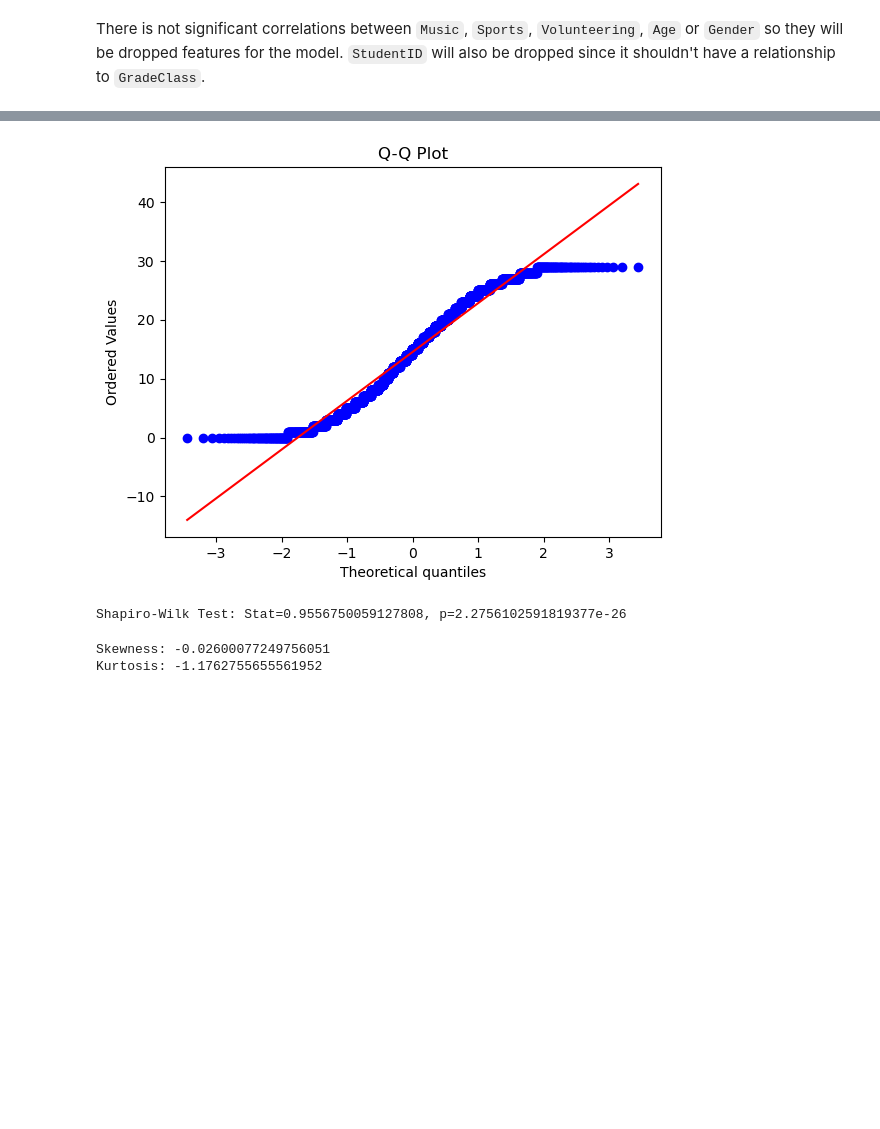
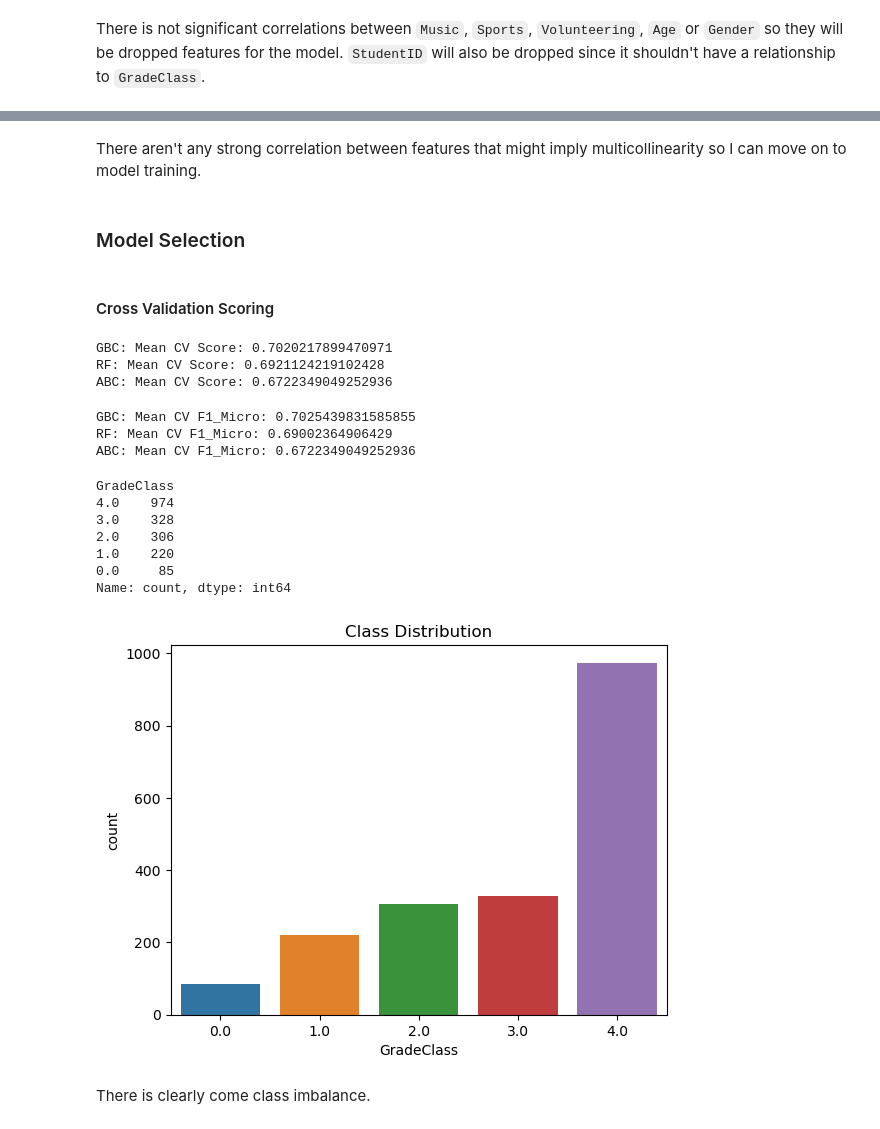
Before and after one commit to smendez9/Student_Performance_Classification, a Jupyter notebook: Student_Performance_Classification.ipynb, the cells around one changed output, grey strips where cells are left out. Cells and saved outputs as stored; diff of their text form; code cells hidden in the pictures; blank space fills up the shorter version.

```diff
--- a/Student_Performance_Classification.ipynb
+++ b/Student_Performance_Classification.ipynb
@@ -284,21 +326,56 @@ plt.show()
-# %%
-import scipy.stats as stats
-
-stats.probplot(data['Absences'], dist="norm", plot=plt)
-plt.title('Q-Q Plot')
-plt.show()
-# %% [output]
-[figure, removed]
-# %%
-stat, p = stats.shapiro(data['Absences'])
-print(f'Shapiro-Wilk Test: Stat={stat}, p={p}')
-# %% [output]
-Shapiro-Wilk Test: Stat=0.9556750059127808, p=2.2756102591819377e-26
-# %%
-skewness = stats.skew(data['Absences'])
-kurtosis = stats.kurtosis(data['Absences'])
-print(f'Skewness: {skewness}')
-print(f'Kurtosis: {kurtosis}')
-# %% [output]
-Skewness: -0.02600077249756051
-Kurtosis: -1.1762755655561952
+# %% [markdown]
+There aren't any strong correlation between features that might imply multicollinearity so I can move on to model training.
+# %% [markdown]
+### Model Selection
+# %% [markdown]
+#### Cross Validation Scoring
+# %%
+# view model performance
+
+models = {
+    'GBC': GradientBoostingClassifier(),
+    'RF': RandomForestClassifier(),
+    'ABC': AdaBoostClassifier()
+}
+
+score = {}
+for name, model in models.items():
+    scores = cross_val_score(model, X_train, y_train, cv = 5)
+    score[name] = scores.mean()
+    print(f"{name}: Mean CV Score: {scores.mean()}")
+# %% [output]
+GBC: Mean CV Score: 0.7020217899470971
+RF: Mean CV Score: 0.6921124219102428
+ABC: Mean CV Score: 0.6722349049252936
+# %%
+f1 = {}
+for name, model in models.items():
+    scores = cross_val_score(model, X_train, y_train, cv = 5, scoring = 'f1_micro')
+    f1[name] = scores.mean()
+    print(f"{name}: Mean CV F1_Micro: {scores.mean()}")
+# %% [output]
+GBC: Mean CV F1_Micro: 0.7025439831585855
+RF: Mean CV F1_Micro: 0.69002364906429
+ABC: Mean CV F1_Micro: 0.6722349049252936
+# %%
+class_distribution = y_train.value_counts()
+print(class_distribution)
+
+# Optionally, plot the distribution
+import matplotlib.pyplot as plt
+import seaborn as sns
+
+sns.countplot(x=y_train)
+plt.title('Class Distribution')
+plt.show()
+# %% [output]
+GradeClass
+4.0    974
+3.0    328
+2.0    306
+1.0    220
+0.0     85
+Name: count, dtype: int64
+[figure, added]
+# %% [markdown]
+There is clearly come class imbalance.
```
Also changed, not shown: parts of 33 cells of this notebook.
